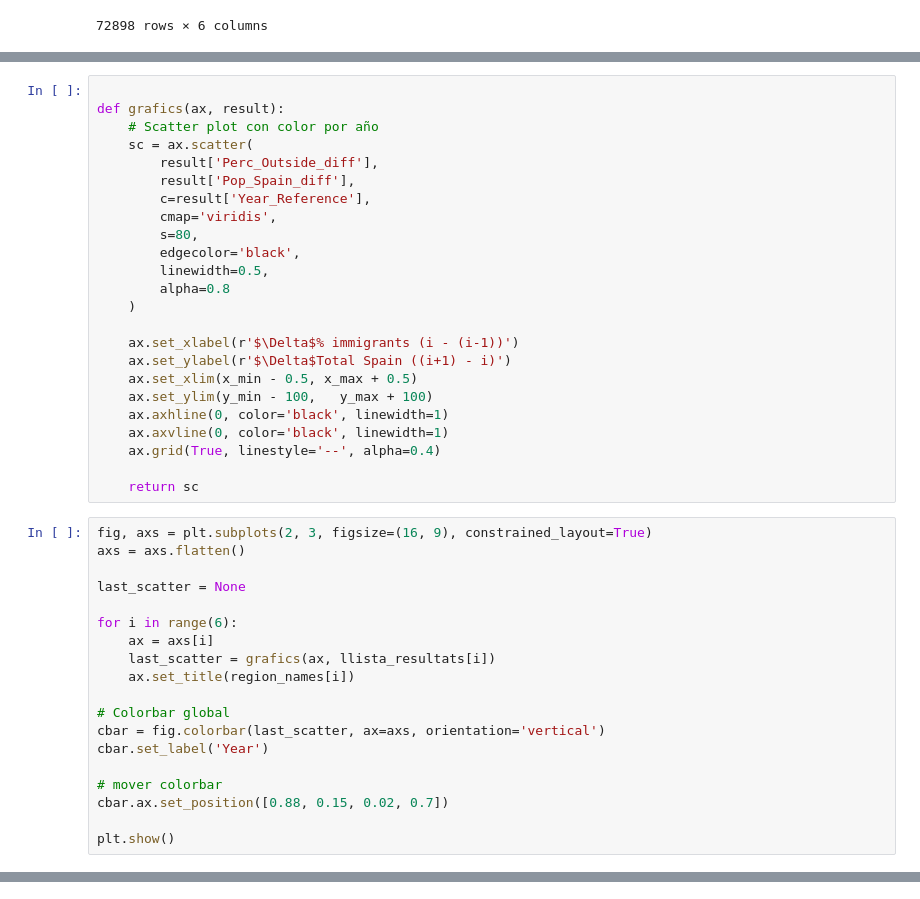
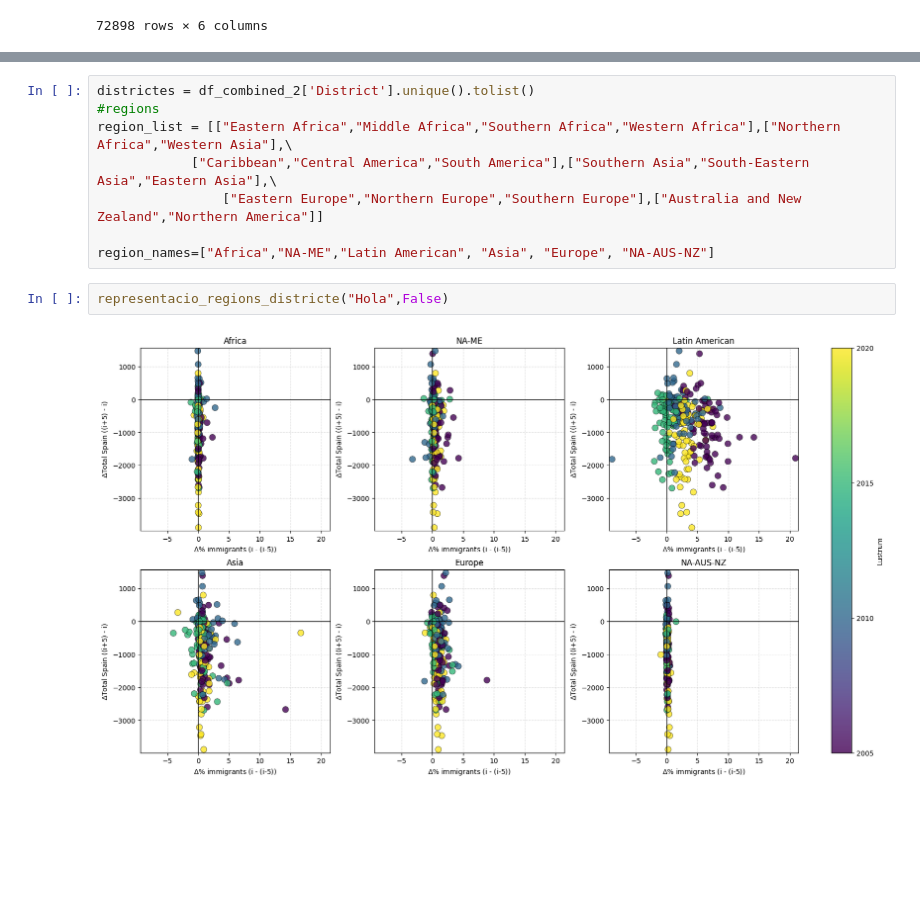
Before and after one commit to pablob2002/immigration-avdm, a Jupyter notebook: sergi/sergi.ipynb, the cells around one changed output, grey strips where cells are left out. Saved outputs shown, nothing was run; the diff lists cells and outputs as text; blank space fills up the shorter version.

```diff
--- a/sergi/sergi.ipynb
+++ b/sergi/sergi.ipynb
@@ -374,43 +277,0 @@ print(x_max,x_min,y_max,y_min)
-# %%
-
-def grafics(ax, result):
-    # Scatter plot con color por año
-    sc = ax.scatter(
-        result['Perc_Outside_diff'],
-        result['Pop_Spain_diff'],
-        c=result['Year_Reference'],
-        cmap='viridis',
-        s=80,
-        edgecolor='black',
-        linewidth=0.5,
-        alpha=0.8
-    )
-
-    ax.set_xlabel(r'$\Delta$% immigrants (i - (i-1))')
-    ax.set_ylabel(r'$\Delta$Total Spain ((i+1) - i)')
-    ax.set_xlim(x_min - 0.5, x_max + 0.5)
-    ax.set_ylim(y_min - 100,   y_max + 100)
-    ax.axhline(0, color='black', linewidth=1)
-    ax.axvline(0, color='black', linewidth=1)
-    ax.grid(True, linestyle='--', alpha=0.4)
-
-    return sc
-# %%
-fig, axs = plt.subplots(2, 3, figsize=(16, 9), constrained_layout=True)
-axs = axs.flatten()
-
-last_scatter = None
-
-for i in range(6):
-    ax = axs[i]
-    last_scatter = grafics(ax, llista_resultats[i])
-    ax.set_title(region_names[i])
-
-# Colorbar global
-cbar = fig.colorbar(last_scatter, ax=axs, orientation='vertical')
-cbar.set_label('Year')
-
-# mover colorbar
-cbar.ax.set_position([0.88, 0.15, 0.02, 0.7])
-
-plt.show()
@@ -418,0 +402,12 @@ plt.show()
+# %%
+districtes = df_combined_2['District'].unique().tolist()
+#regions
+region_list = [["Eastern Africa","Middle Africa","Southern Africa","Western Africa"],["Northern Africa","Western Asia"],\
+            ["Caribbean","Central America","South America"],["Southern Asia","South-Eastern Asia","Eastern Asia"],\
+                ["Eastern Europe","Northern Europe","Southern Europe"],["Australia and New Zealand","Northern America"]]
+
+region_names=["Africa","NA-ME","Latin American", "Asia", "Europe", "NA-AUS-NZ"]
+# %%
+representacio_regions_districte("Hola",False)
+# %% [output]
+[figure, added]
```
Also changed, not shown: parts of 12 cells of this notebook.
